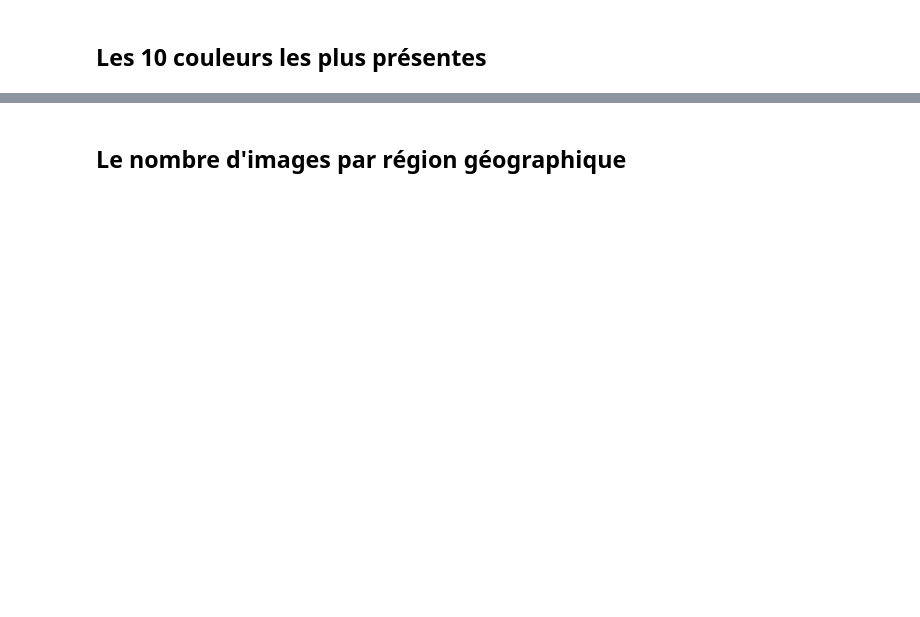
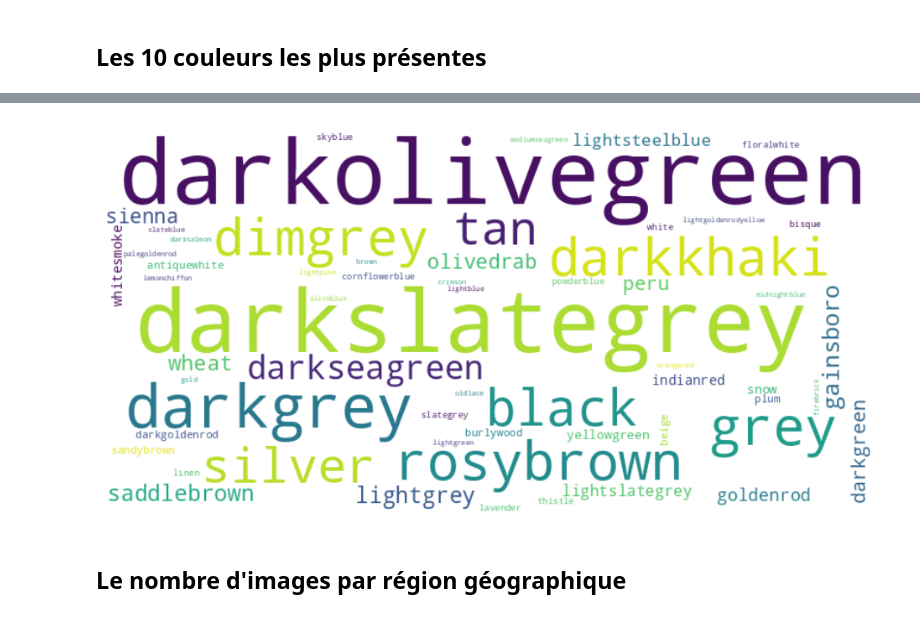
Before and after one commit to EBMBA/ICS-BigData-Project, a Jupyter notebook: Visualisation_Taxon.ipynb, the cells around one changed output, grey strips where cells are left out. Drawn from its saved outputs; the diff is of its cells as text; code cells hidden in the pictures; blank space fills up the shorter version.

```diff
--- a/Visualisation_Taxon.ipynb
+++ b/Visualisation_Taxon.ipynb
@@ -171,3 +204,17 @@ dtype: int64
+# %%
+import matplotlib.pyplot as plt
+from wordcloud import WordCloud
+
+captions = ' '.join(color_counts['color'].astype(str))
+
+wordcloud = WordCloud(width=800, height=400, max_words=200, background_color='white').generate(captions)
+
+plt.figure(figsize=(12, 6))
+plt.imshow(wordcloud, interpolation='bilinear')
+plt.axis('off')
+plt.show()
+# %% [output]
+[figure, added]
 # %% [markdown]
 ## Le nombre d'images par région géographique
 # %%
```
Also changed, not shown: parts of 12 cells of this notebook, 3 other files.
